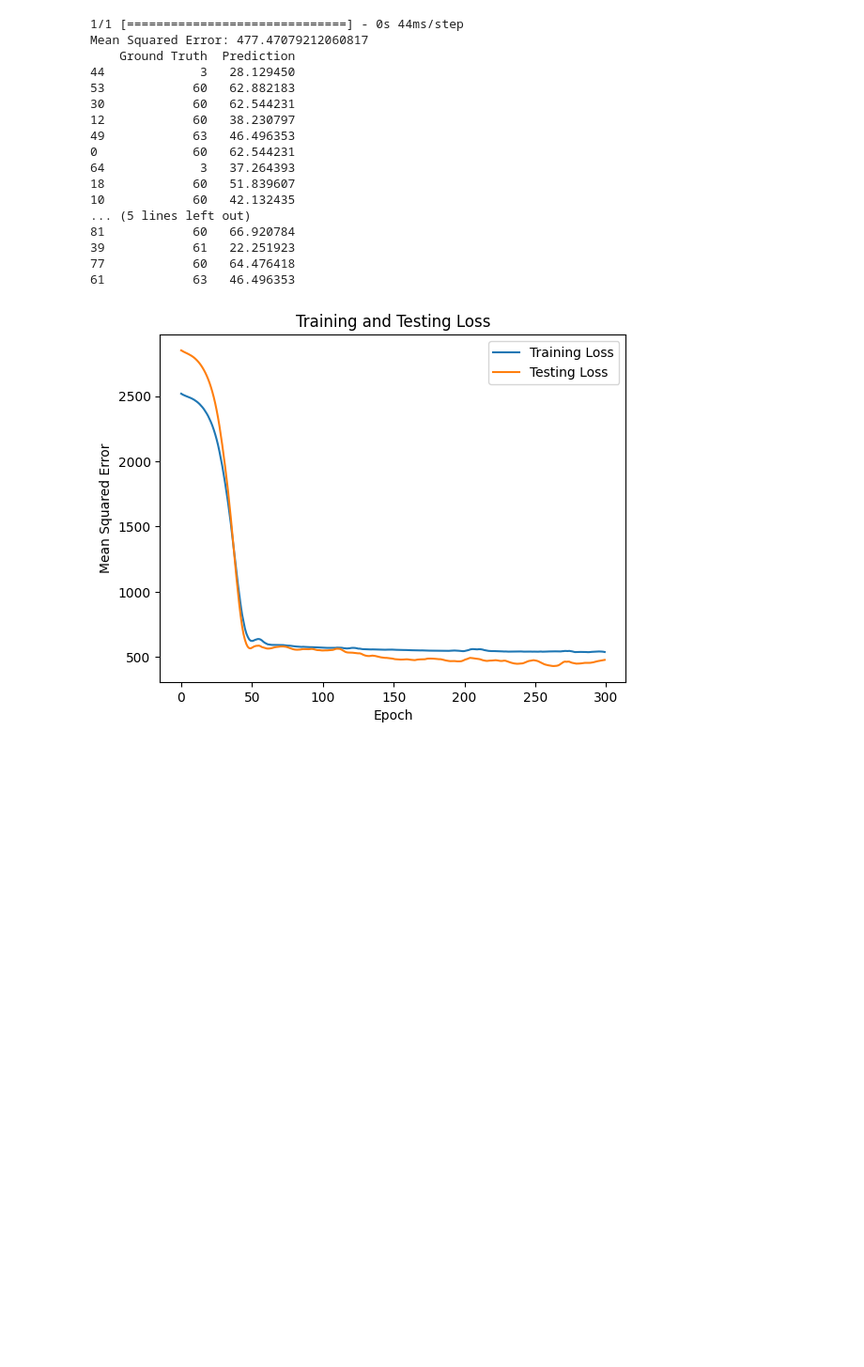
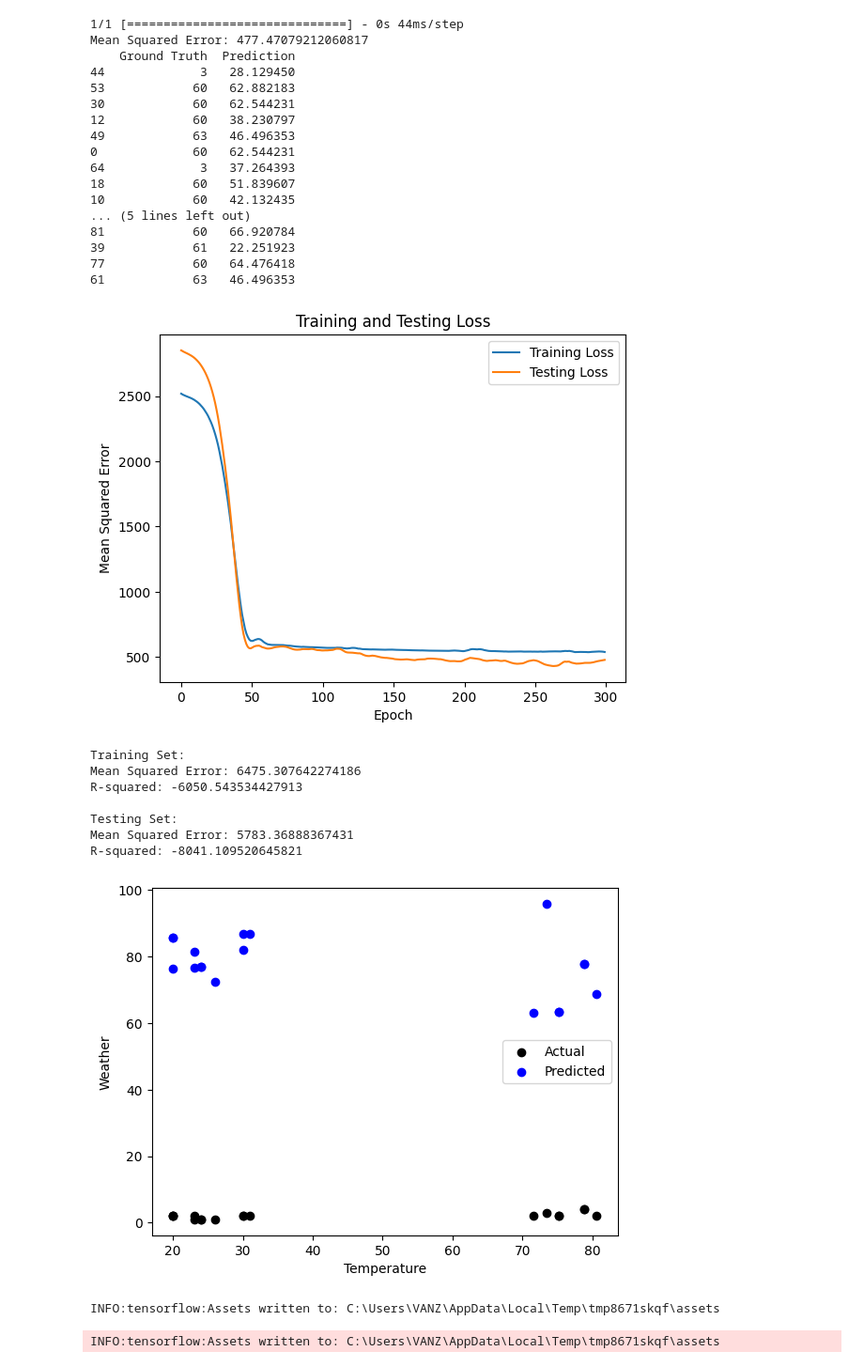
Before and after one commit to Vanz-Noob/Prediksi-Cuaca-Regresi-Linear, a Jupyter notebook: model 2.ipynb, the cells around one changed output. Shown at 94% size. Drawn from its saved outputs; the diff is of its cells as text; code cells hidden in the pictures; blank space fills up the shorter version.

```diff
--- a/model 2.ipynb
+++ b/model 2.ipynb
@@ -390,3 +390,83 @@ Mean Squared Error: 477.47079212060817
 77            60   64.476418
 61            63   46.496353
 [figure]
+# %%
+import pandas as pd
+from sklearn.model_selection import train_test_split
+from sklearn.linear_model import LinearRegression
+from sklearn.preprocessing import LabelEncoder
+from sklearn.metrics import mean_squared_error, r2_score
+import matplotlib.pyplot as plt
+import numpy as np
+import tensorflow as tf
+from tensorflow import keras
+from tensorflow.keras import layers
+
+# Disable eager execution (only for TensorFlow 2.x)
+tf.compat.v1.disable_eager_execution()
+
+# Baca dataset
+df = pd.read_csv('cuaca.csv')
+# Label encoding untuk kolom 'Weather'
+label_encoder = LabelEncoder()
+df['Weather'] = label_encoder.fit_transform(df['Weather'])
+
+# Pilih fitur dan target
+X = df[['Hum', 'Temp']]
+y = df['Weather']
+# Bagi dataset menjadi set pelatihan dan set pengujian
+X_train, X_test, y_train, y_test = train_test_split(X, y, test_size=0.2, random_state=42)
+
+# Inisialisasi model regresi linear (gunakan model dari Keras)
+model = keras.Sequential([
+    layers.Input(shape=(2,)),  # Jumlah fitur pada input layer
+    layers.Dense(1)  # Output layer
+])
+
+# Compile model
+model.compile(optimizer='adam', loss='mean_squared_error')
+
+# Latih model
+model.fit(X_train, y_train, epochs=100, verbose=0)  # Ubah epochs sesuai kebutuhan
+
+# Lakukan prediksi pada set pelatihan dan set pengujian
+y_train_pred = model.predict(X_train)
+y_test_pred = model.predict(X_test)
+
+# Evaluasi model
+mse_train = mean_squared_error(y_train, y_train_pred)
+r2_train = r2_score(y_train, y_train_pred)
+
+mse_test = mean_squared_error(y_test, y_test_pred)
+r2_test = r2_score(y_test, y_test_pred)
+print('Training Set:')
+print(f'Mean Squared Error: {mse_train}')
+print(f'R-squared: {r2_train}')
+print('\nTesting Set:')
+print(f'Mean Squared Error: {mse_test}')
+print(f'R-squared: {r2_test}')
+
+# Visualisasi hasil prediksi
+plt.scatter(X_test['Temp'], y_test, color='black', label='Actual')
+plt.scatter(X_test['Temp'], y_test_pred, color='blue', label='Predicted')
+plt.xlabel('Temperature')
+plt.ylabel('Weather')
+plt.legend()
+plt.show()
+
+# Save the TensorFlow model to a TFLite file
+converter = tf.lite.TFLiteConverter.from_keras_model(model)
+tflite_model = converter.convert()
+with open('linear_model.tflite', 'wb') as f:
+    f.write(tflite_model)
+# %% [output]
+Training Set:
+Mean Squared Error: 6475.307642274186
+R-squared: -6050.543534427913
+
+Testing Set:
+Mean Squared Error: 5783.36888367431
+R-squared: -8041.109520645821
+[figure, added]
+INFO:tensorflow:Assets written to: C:\Users\VANZ\AppData\Local\Temp\tmp8671skqf\assets
+INFO:tensorflow:Assets written to: C:\Users\VANZ\AppData\Local\Temp\tmp8671skqf\assets
```
Also changed, not shown: parts of 2 cells of this notebook, 5 other files.
